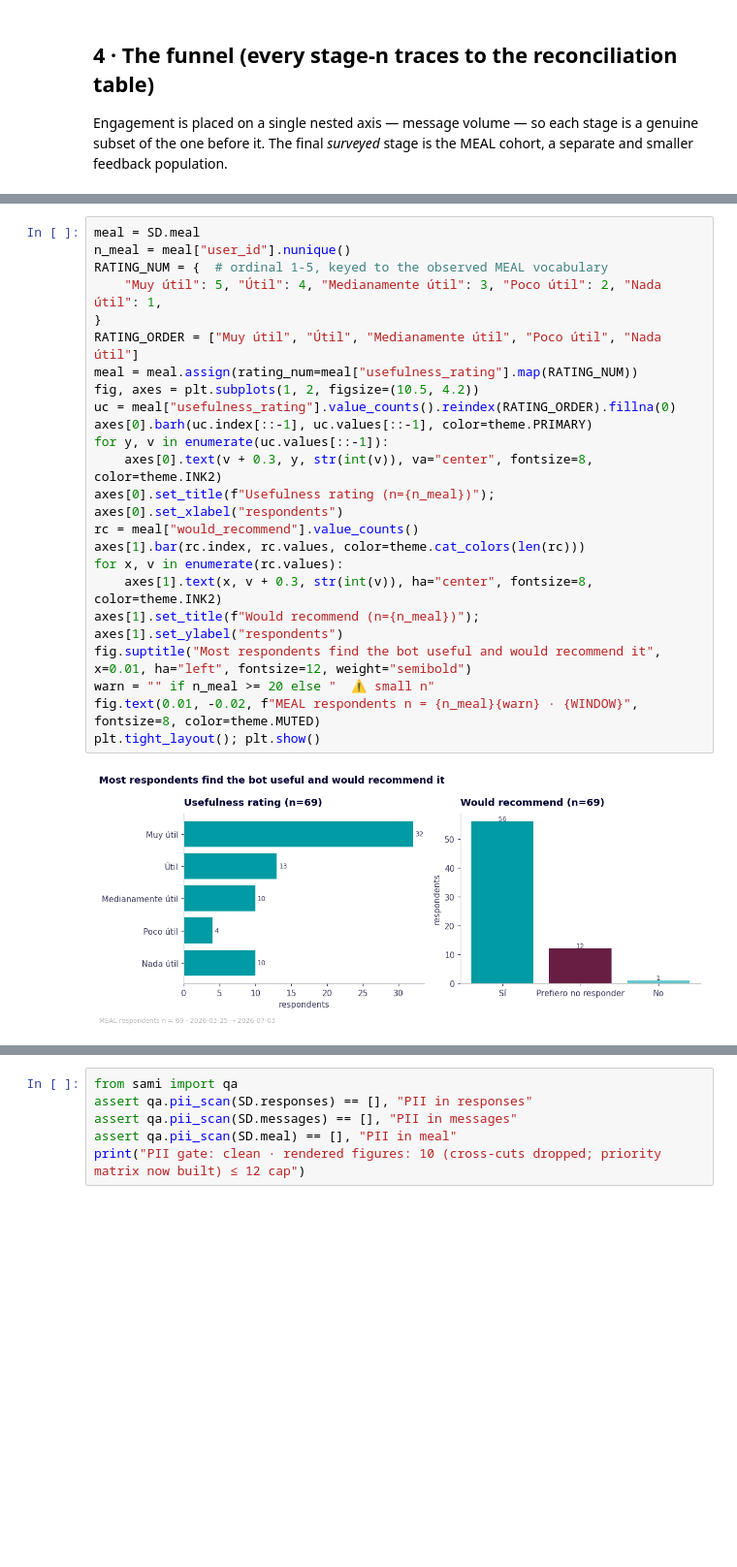
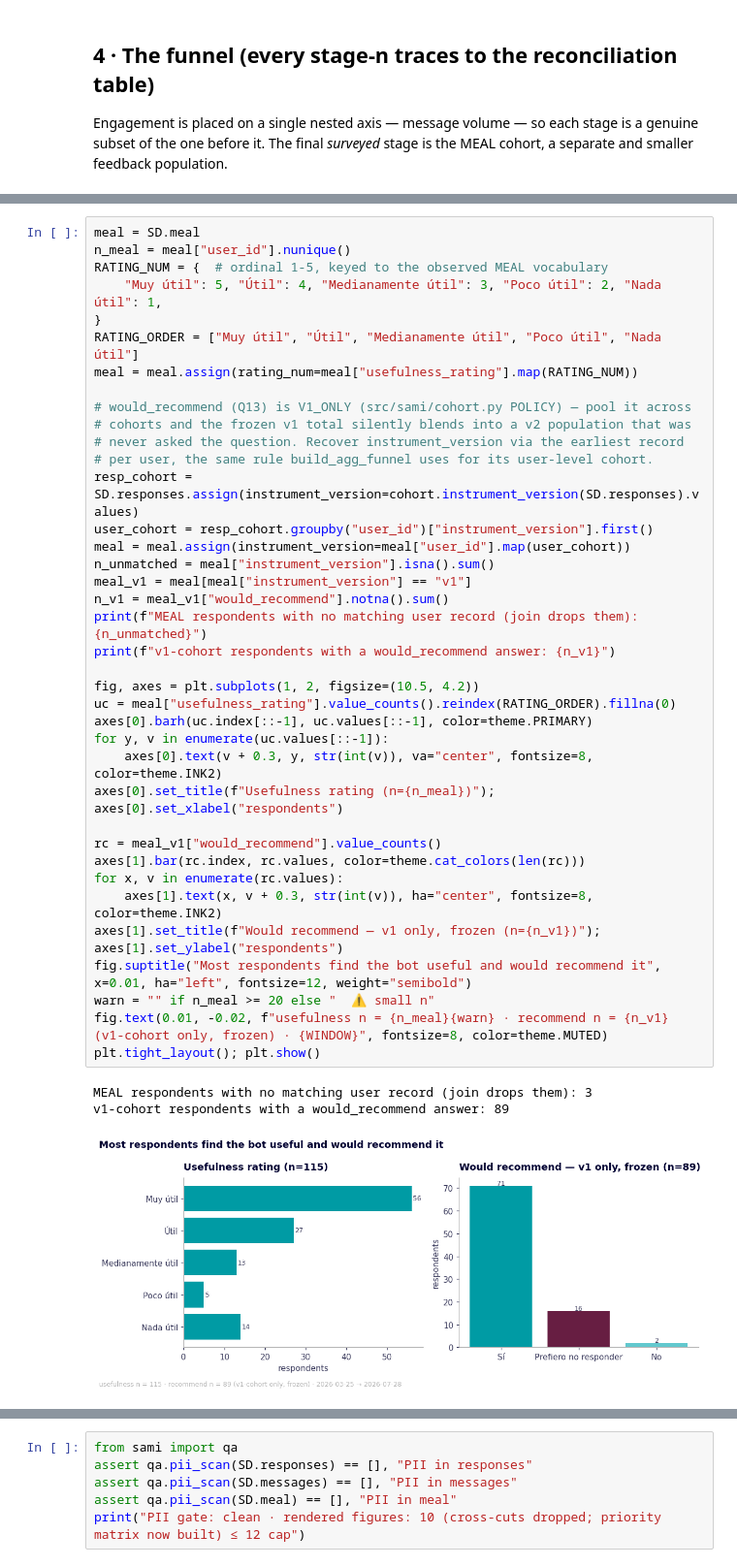
Before and after one commit to DiversaStudio/chatbot_methodology_mmc, a Jupyter notebook: notebooks/02_demand_behaviour_experience.ipynb, the cells around one changed output, grey strips where cells are left out. Shown at 97% size. Cells and saved outputs as stored; diff of their text form; blank space fills up the shorter version.

```diff
--- a/notebooks/02_demand_behaviour_experience.ipynb
+++ b/notebooks/02_demand_behaviour_experience.ipynb
@@ -262,28 +271,45 @@ Only 69 of 917 users answered the MEAL survey (7.5%). Everything below is a puls
 # %%
 meal = SD.meal
 n_meal = meal["user_id"].nunique()
 RATING_NUM = {  # ordinal 1-5, keyed to the observed MEAL vocabulary
     "Muy útil": 5, "Útil": 4, "Medianamente útil": 3, "Poco útil": 2, "Nada útil": 1,
 }
 RATING_ORDER = ["Muy útil", "Útil", "Medianamente útil", "Poco útil", "Nada útil"]
 meal = meal.assign(rating_num=meal["usefulness_rating"].map(RATING_NUM))
+
+# would_recommend (Q13) is V1_ONLY (src/sami/cohort.py POLICY) — pool it across
+# cohorts and the frozen v1 total silently blends into a v2 population that was
+# never asked the question. Recover instrument_version via the earliest record
+# per user, the same rule build_agg_funnel uses for its user-level cohort.
+resp_cohort = SD.responses.assign(instrument_version=cohort.instrument_version(SD.responses).values)
+user_cohort = resp_cohort.groupby("user_id")["instrument_version"].first()
+meal = meal.assign(instrument_version=meal["user_id"].map(user_cohort))
+n_unmatched = meal["instrument_version"].isna().sum()
+meal_v1 = meal[meal["instrument_version"] == "v1"]
+n_v1 = meal_v1["would_recommend"].notna().sum()
+print(f"MEAL respondents with no matching user record (join drops them): {n_unmatched}")
+print(f"v1-cohort respondents with a would_recommend answer: {n_v1}")
+
 fig, axes = plt.subplots(1, 2, figsize=(10.5, 4.2))
 uc = meal["usefulness_rating"].value_counts().reindex(RATING_ORDER).fillna(0)
 axes[0].barh(uc.index[::-1], uc.values[::-1], color=theme.PRIMARY)
 for y, v in enumerate(uc.values[::-1]):
     axes[0].text(v + 0.3, y, str(int(v)), va="center", fontsize=8, color=theme.INK2)
 axes[0].set_title(f"Usefulness rating (n={n_meal})"); axes[0].set_xlabel("respondents")
-rc = meal["would_recommend"].value_counts()
+
+rc = meal_v1["would_recommend"].value_counts()
 axes[1].bar(rc.index, rc.values, color=theme.cat_colors(len(rc)))
 for x, v in enumerate(rc.values):
     axes[1].text(x, v + 0.3, str(int(v)), ha="center", fontsize=8, color=theme.INK2)
-axes[1].set_title(f"Would recommend (n={n_meal})"); axes[1].set_ylabel("respondents")
+axes[1].set_title(f"Would recommend — v1 only, frozen (n={n_v1})"); axes[1].set_ylabel("respondents")
 fig.suptitle("Most respondents find the bot useful and would recommend it", x=0.01, ha="left", fontsize=12, weight="semibold")
 warn = "" if n_meal >= 20 else "  ⚠ small n"
-fig.text(0.01, -0.02, f"MEAL respondents n = {n_meal}{warn} · {WINDOW}", fontsize=8, color=theme.MUTED)
+fig.text(0.01, -0.02, f"usefulness n = {n_meal}{warn} · recommend n = {n_v1} (v1-cohort only, frozen) · {WINDOW}", fontsize=8, color=theme.MUTED)
 plt.tight_layout(); plt.show()
 # %% [output]
+MEAL respondents with no matching user record (join drops them): 3
+v1-cohort respondents with a would_recommend answer: 89
-[figure, old version]
+[figure, new version]
 # %%
 mt = meal.dropna(subset=["ts", "rating_num"]).set_index("ts").resample("W")["rating_num"].agg(["mean","count"])
 fig, ax = plt.subplots(figsize=(9, 3.8))
```
Also changed, not shown: parts of 23 cells of this notebook.
